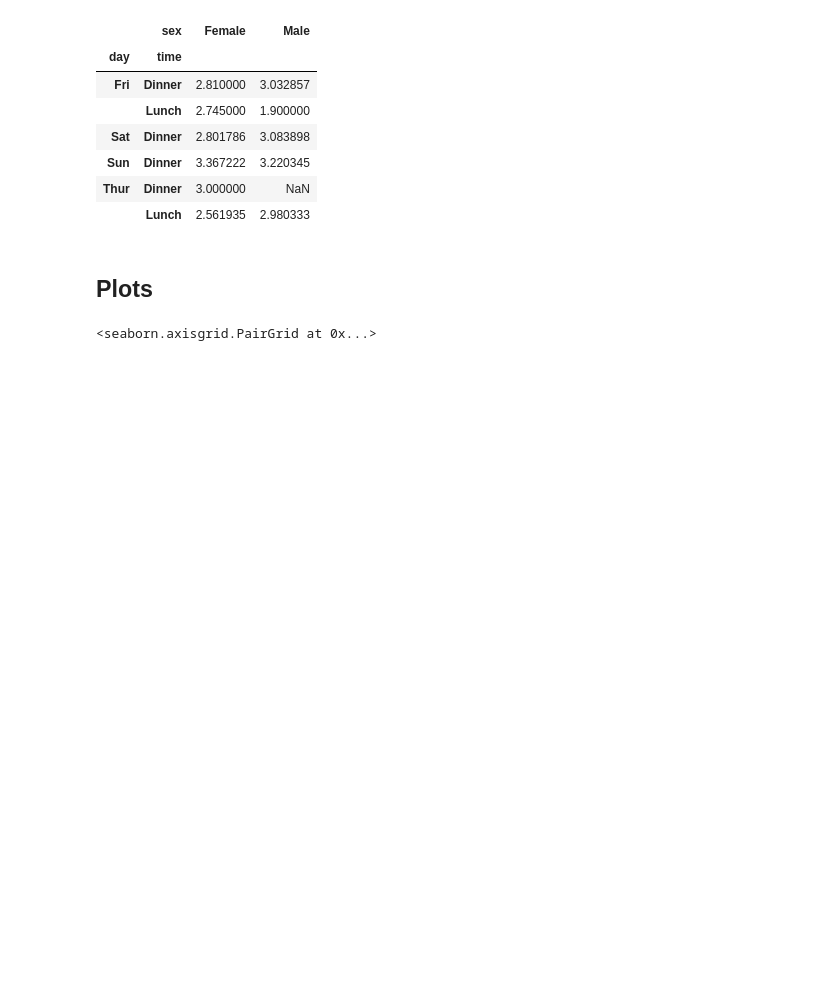
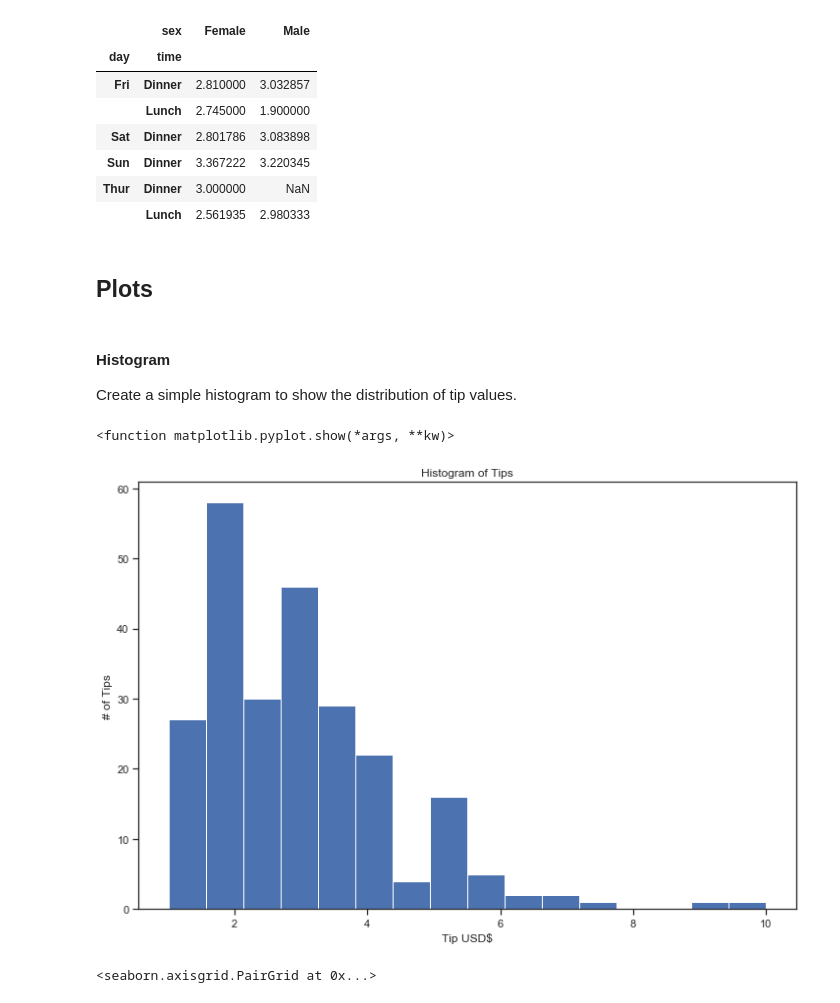
Before and after one commit to pcaulfie/fundamentals-project, a Jupyter notebook: Fundamentals of Data Analysis.ipynb, the cells around one changed output. Cells and saved outputs as stored; diff of their text form; code cells hidden in the pictures; blank space fills up the shorter version.

Commit message:
Created a histogram of tip values using Matplotlib

```diff
--- a/Fundamentals of Data Analysis.ipynb
+++ b/Fundamentals of Data Analysis.ipynb
@@ -220,6 +220,23 @@ mean_tips
 |  | Lunch | 2.561935 | 2.980333 |
 # %% [markdown]
 ## Plots
+# %% [markdown]
+#### Histogram
+Create a simple histogram to show the distribution of tip values.
+# %%
+import matplotlib.pyplot as plt
+%matplotlib inline
+# Resize Plot to creates a figure with 12 (width) x 8 (height) inches - Adapted from https://stackoverflow.com/a/36368418
+plt.rcParams['figure.figsize'] = [12, 8]
+x = (df.loc[:, 'tip'])
+plt.hist(x, bins=16)
+plt.xlabel('USD$')
+plt.ylabel('# of Tips')
+plt.title(r'Histogram of Tips')
+plt.show
+# %% [output]
+<function matplotlib.pyplot.show(*args, **kw)>
+[figure, added]
 # %%
 # Import Seaborn Library
 # adapted from https://www.datacamp.com/community/tutorials/seaborn-python-tutorial#load
```
Also changed, not shown: parts of 2 cells of this notebook.
